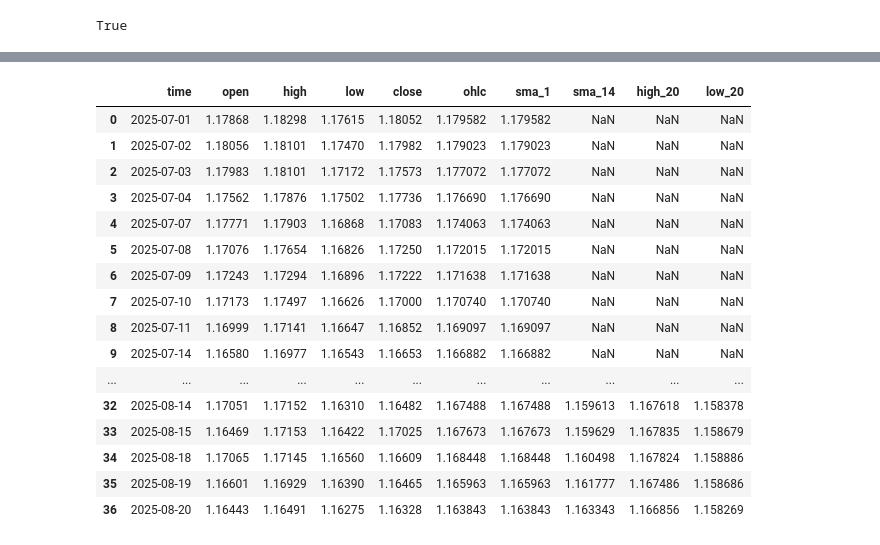
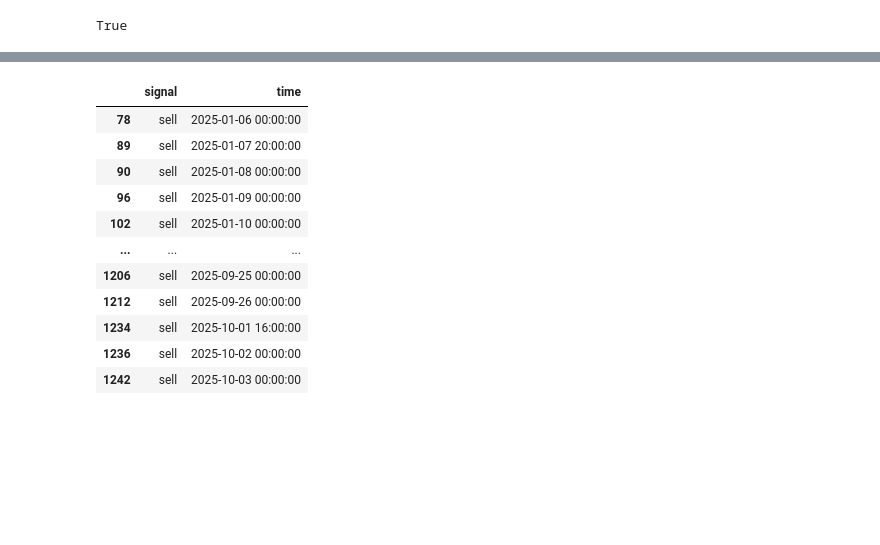
Before and after one commit to Moad2048/python_finance_market_projects, a Jupyter notebook: algo_mean.ipynb, the cells around one changed output, grey strips where cells are left out. Drawn from its saved outputs; the diff is of its cells as text; code cells hidden in the pictures; blank space fills up the shorter version.

```diff
--- a/algo_mean.ipynb
+++ b/algo_mean.ipynb
@@ -32,21 +30,17 @@ def get_ohlc(symbol, timeframe, start_datetime, end_datetime):
     ohlc = mt5.copy_rates_range(symbol, timeframe, start_datetime, end_datetime)
     ohlc_df = pd.DataFrame(ohlc)
     ohlc_df['time'] = pd.to_datetime(ohlc_df['time'], unit= 's')
-    return ohlc_df[['time', 'open', 'high', 'low', 'close']]
+    return ohlc_df
 # %%
-# 1 minut df
 symbol = 'EURUSD'
 pos_size = 1
-timeframe = mt5.TIMEFRAME_M1
-start_datetime = datetime(2025,7,1)
+timeframe = mt5.TIMEFRAME_H4
+start_datetime = datetime(2024,12,15)
 end_datetime = datetime.now()
 ohlc_df = get_ohlc(symbol, timeframe, start_datetime, end_datetime)
 # hour4 df
-timeframe = mt5.TIMEFRAME_H4
-hourly_df = get_ohlc(symbol, timeframe, start_datetime, end_datetime)
+timeframe2 = mt5.TIMEFRAME_H4
+hourly_df = get_ohlc(symbol, timeframe2, start_datetime, end_datetime)
 # daily df
-timeframe = mt5.TIMEFRAME_D1
-daily_df = get_ohlc(symbol, timeframe, start_datetime, end_datetime)
-daily_df
-hourly_df
-ohlc_df
+timeframe3 = mt5.TIMEFRAME_D1
+daily_df = get_ohlc(symbol, timeframe3, start_datetime, end_datetime)
@@ -67,30 +47,54 @@ ohlc_df
 # %%
-#ohlc4
-daily_df['ohlc'] = (daily_df['open'] + daily_df['high'] + daily_df['low'] + daily_df['close']) / 4
-hourly_df['ohlc'] = (hourly_df['open'] + hourly_df['high'] + hourly_df['low'] + hourly_df['close']) / 4
-#sma
-daily_df['sma_1'] = ta.sma(close = daily_df['ohlc'], length= 1 )
-daily_df['sma_14'] = ta.sma(close = daily_df['ohlc'], length= 14)
-hourly_df['sma_11'] = ta.sma(close = hourly_df['ohlc'], length= 1)
-hourly_df['sma_144'] = ta.sma(close = hourly_df['ohlc'], length= 14)
-daily_df['high_20'] = ta.sma(close = daily_df['high'], length= 20 )
-daily_df['low_20'] = ta.sma(close = daily_df['low'], length= 20)
-daily_df
+def mystrategy():
+    symbol = 'EURUSD'
+    pos_size = 1
+    timeframe = mt5.TIMEFRAME_H4
+    start_datetime = datetime(2024,12,15)
+    end_datetime = datetime.now()
+    ohlc_df = get_ohlc(symbol, timeframe, start_datetime, end_datetime)
+    # hour4 df
+    timeframe2 = mt5.TIMEFRAME_H4
+    hourly_df = get_ohlc(symbol, timeframe2, start_datetime, end_datetime)
+    # daily df
+    timeframe3 = mt5.TIMEFRAME_D1
+    daily_df = get_ohlc(symbol, timeframe3, start_datetime, end_datetime)
+    #ohlc4
+    daily_df['ohlc'] = (daily_df['open'] + daily_df['high'] + daily_df['low'] + daily_df['close']) / 4
+    hourly_df['ohlc'] = (hourly_df['open'] + hourly_df['high'] + hourly_df['low'] + hourly_df['close']) / 4
+    #sma
+    daily_df['sma_1'] = ta.sma(close = daily_df['ohlc'], length= 1 )
+    daily_df['sma_14'] = ta.sma(close = daily_df['ohlc'], length= 14)
+    hourly_df['sma_11'] = ta.sma(close = hourly_df['ohlc'], length= 1)
+    hourly_df['sma_144'] = ta.sma(close = hourly_df['ohlc'], length= 14)
+    daily_df['high_20'] = ta.sma(close = daily_df['high'], length= 20 )
+    daily_df['low_20'] = ta.sma(close = daily_df['low'], length= 20)
+    def entring_stoploss_profit(row, hourly_df) :
+        hour = row['time'].hour
+        if row['sma_1'] > row['sma_14'] and row["sma_11"] > row['sma_144'] :#and(hour > 8):
+            return "buy"
+        elif row['sma_1'] < row['sma_14'] and row['sma_11'] < row['sma_144'] :
+            return "sell"
+    # Merge daily indicators into minute data (asof = merge on closest earlier date)
+    merged_df1 = pd.merge_asof(ohlc_df, hourly_df, on='time', direction='backward')
+    merged_df = pd.merge_asof(merged_df1, daily_df, on='time', direction='backward')
+    merged_df["signal"] = merged_df.apply(entring_stoploss_profit, axis=1, hourly_df = hourly_df)
+
+    # Tag first signal per day in original merged_df
+    merged_df['is_first_signal'] = (merged_df[merged_df["signal"].notna()].groupby(merged_df["time"].dt.date).cumcount() == 0)
+
+    # Set signal only on the first row per day, others = None
+    merged_df['signal'] = merged_df.apply(lambda row: row['signal'] if row['is_first_signal'] else None, axis=1)
+    merged_df[['signal', 'time']].dropna()
 # %% [output]
-|  | time | open | high | low | close | ohlc | sma_1 | sma_14 | high_20 | low_20 |
-| 0 | 2025-07-01 | 1.17868 | 1.18298 | 1.17615 | 1.18052 | 1.179582 | 1.179582 | NaN | NaN | NaN |
-| 1 | 2025-07-02 | 1.18056 | 1.18101 | 1.17470 | 1.17982 | 1.179023 | 1.179023 | NaN | NaN | NaN |
-| 2 | 2025-07-03 | 1.17983 | 1.18101 | 1.17172 | 1.17573 | 1.177072 | 1.177072 | NaN | NaN | NaN |
-| 3 | 2025-07-04 | 1.17562 | 1.17876 | 1.17502 | 1.17736 | 1.176690 | 1.176690 | NaN | NaN | NaN |
-| 4 | 2025-07-07 | 1.17771 | 1.17903 | 1.16868 | 1.17083 | 1.174063 | 1.174063 | NaN | NaN | NaN |
-| 5 | 2025-07-08 | 1.17076 | 1.17654 | 1.16826 | 1.17250 | 1.172015 | 1.172015 | NaN | NaN | NaN |
-| 6 | 2025-07-09 | 1.17243 | 1.17294 | 1.16896 | 1.17222 | 1.171638 | 1.171638 | NaN | NaN | NaN |
-| 7 | 2025-07-10 | 1.17173 | 1.17497 | 1.16626 | 1.17000 | 1.170740 | 1.170740 | NaN | NaN | NaN |
-| 8 | 2025-07-11 | 1.16999 | 1.17141 | 1.16647 | 1.16852 | 1.169097 | 1.169097 | NaN | NaN | NaN |
-| 9 | 2025-07-14 | 1.16580 | 1.16977 | 1.16543 | 1.16653 | 1.166882 | 1.166882 | NaN | NaN | NaN |
-| ... | ... | ... | ... | ... | ... | ... | ... | ... | ... | ... |
-| 32 | 2025-08-14 | 1.17051 | 1.17152 | 1.16310 | 1.16482 | 1.167488 | 1.167488 | 1.159613 | 1.167618 | 1.158378 |
-| 33 | 2025-08-15 | 1.16469 | 1.17153 | 1.16422 | 1.17025 | 1.167673 | 1.167673 | 1.159629 | 1.167835 | 1.158679 |
-| 34 | 2025-08-18 | 1.17065 | 1.17145 | 1.16560 | 1.16609 | 1.168448 | 1.168448 | 1.160498 | 1.167824 | 1.158886 |
-| 35 | 2025-08-19 | 1.16601 | 1.16929 | 1.16390 | 1.16465 | 1.165963 | 1.165963 | 1.161777 | 1.167486 | 1.158686 |
-| 36 | 2025-08-20 | 1.16443 | 1.16491 | 1.16275 | 1.16328 | 1.163843 | 1.163843 | 1.163343 | 1.166856 | 1.158269 |
+|  | signal | time |
+| 78 | sell | 2025-01-06 00:00:00 |
+| 89 | sell | 2025-01-07 20:00:00 |
+| 90 | sell | 2025-01-08 00:00:00 |
+| 96 | sell | 2025-01-09 00:00:00 |
+| 102 | sell | 2025-01-10 00:00:00 |
+| ... | ... | ... |
+| 1206 | sell | 2025-09-25 00:00:00 |
+| 1212 | sell | 2025-09-26 00:00:00 |
+| 1234 | sell | 2025-10-01 16:00:00 |
+| 1236 | sell | 2025-10-02 00:00:00 |
+| 1242 | sell | 2025-10-03 00:00:00 |
```
Also changed, not shown: parts of 12 cells of this notebook, 58 other files.
